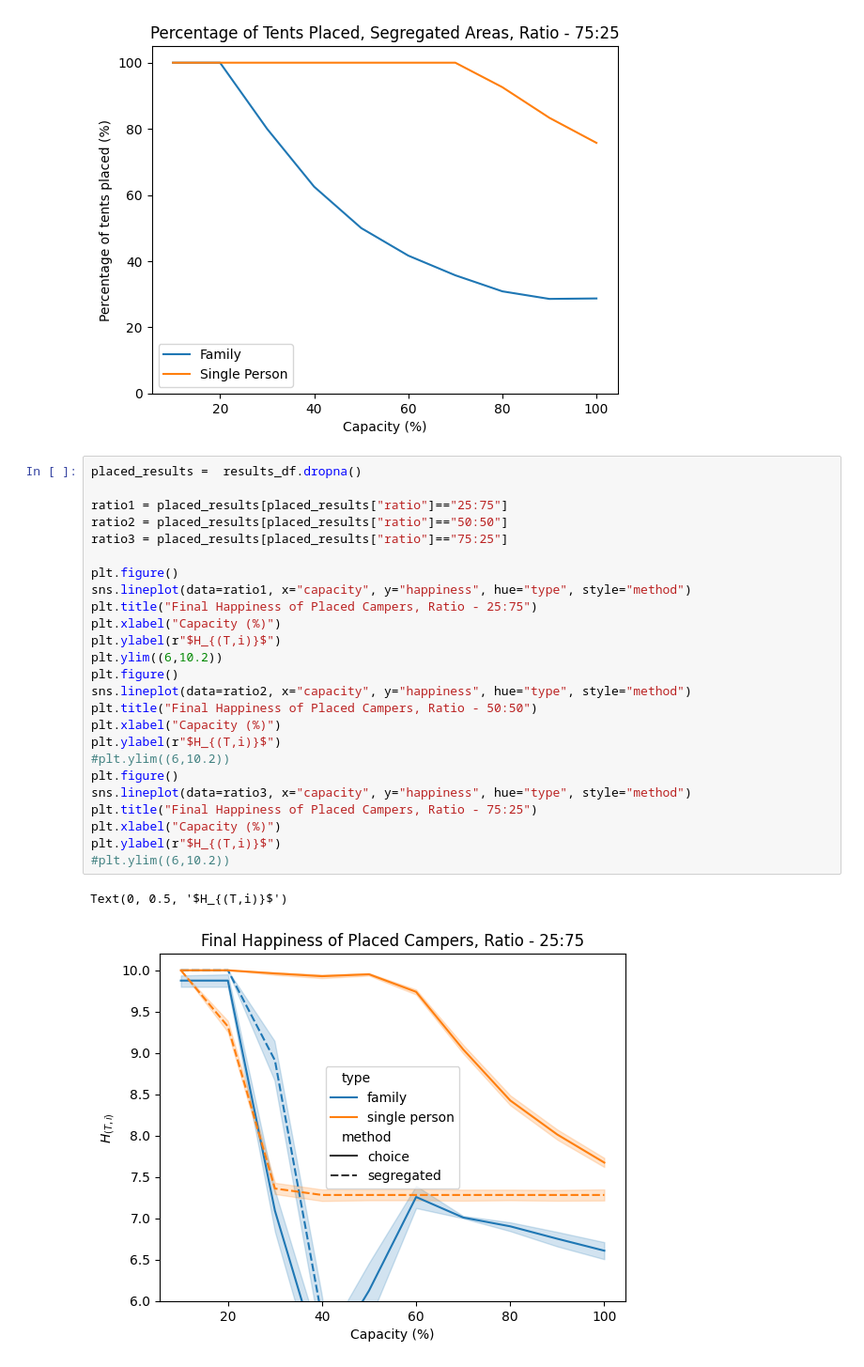
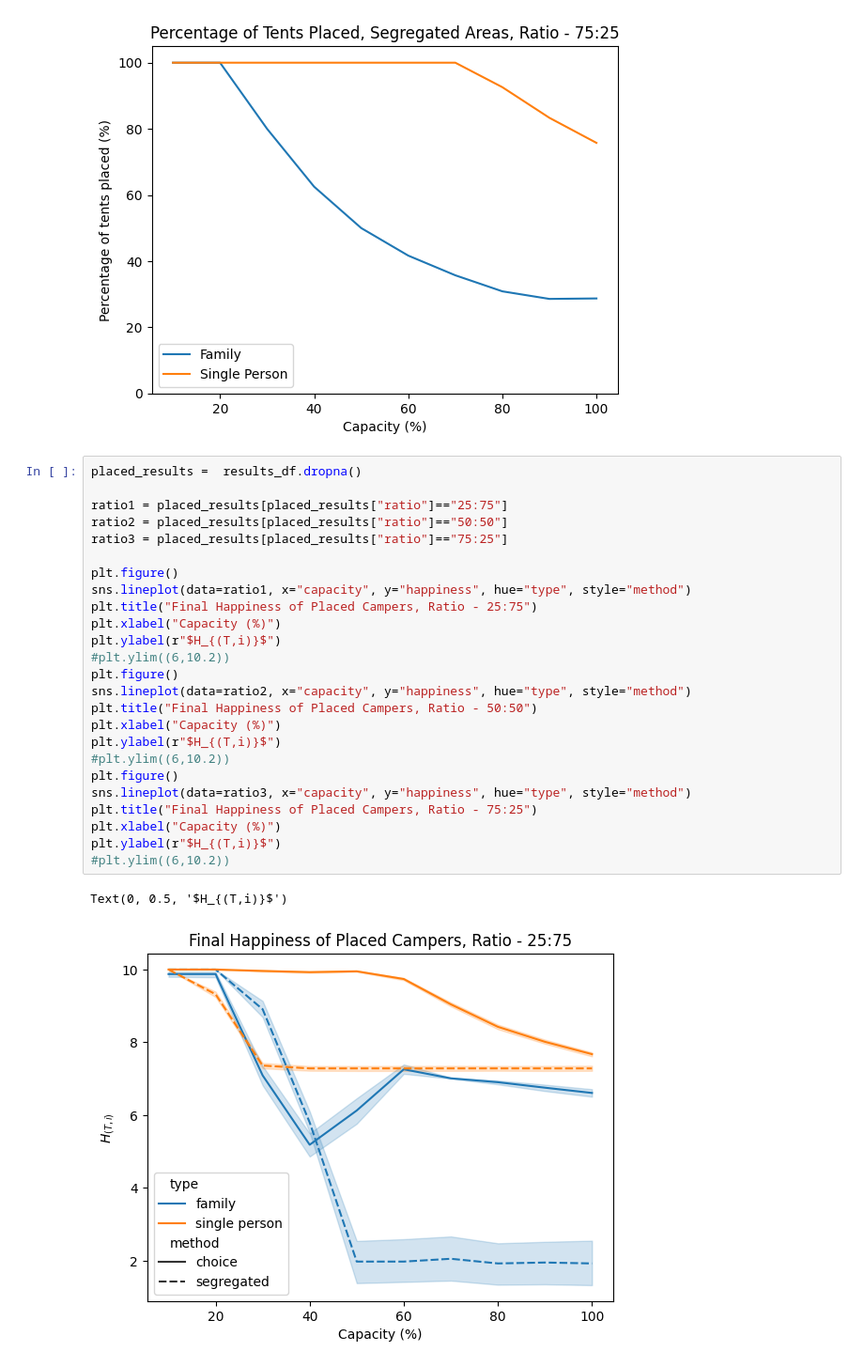
Before and after one commit to rjen99/camping-agents, a Jupyter notebook: plot_results_2.ipynb, the cells around one changed output. Shown: that part at 94% size. Cells and saved outputs as stored; diff of their text form.

```diff
--- a/plot_results_2.ipynb
+++ b/plot_results_2.ipynb
@@ -236,31 +238,31 @@ plt.show()
 # %%
 placed_results =  results_df.dropna()
 
 ratio1 = placed_results[placed_results["ratio"]=="25:75"]
 ratio2 = placed_results[placed_results["ratio"]=="50:50"]
 ratio3 = placed_results[placed_results["ratio"]=="75:25"]
 
 plt.figure()
 sns.lineplot(data=ratio1, x="capacity", y="happiness", hue="type", style="method")
 plt.title("Final Happiness of Placed Campers, Ratio - 25:75")
 plt.xlabel("Capacity (%)")
 plt.ylabel(r"$H_{(T,i)}$")
-plt.ylim((6,10.2))
+#plt.ylim((6,10.2))
 plt.figure()
 sns.lineplot(data=ratio2, x="capacity", y="happiness", hue="type", style="method")
 plt.title("Final Happiness of Placed Campers, Ratio - 50:50")
 plt.xlabel("Capacity (%)")
 plt.ylabel(r"$H_{(T,i)}$")
 #plt.ylim((6,10.2))
 plt.figure()
 sns.lineplot(data=ratio3, x="capacity", y="happiness", hue="type", style="method")
 plt.title("Final Happiness of Placed Campers, Ratio - 75:25")
 plt.xlabel("Capacity (%)")
 plt.ylabel(r"$H_{(T,i)}$")
 #plt.ylim((6,10.2))
 # %% [output]
 Text(0, 0.5, '$H_{(T,i)}$')
-[figure, old version]
+[figure, new version]
 [figure]
 [figure]
 # %%
```
Also changed, not shown: parts of 3 cells of this notebook, 1 other file.
